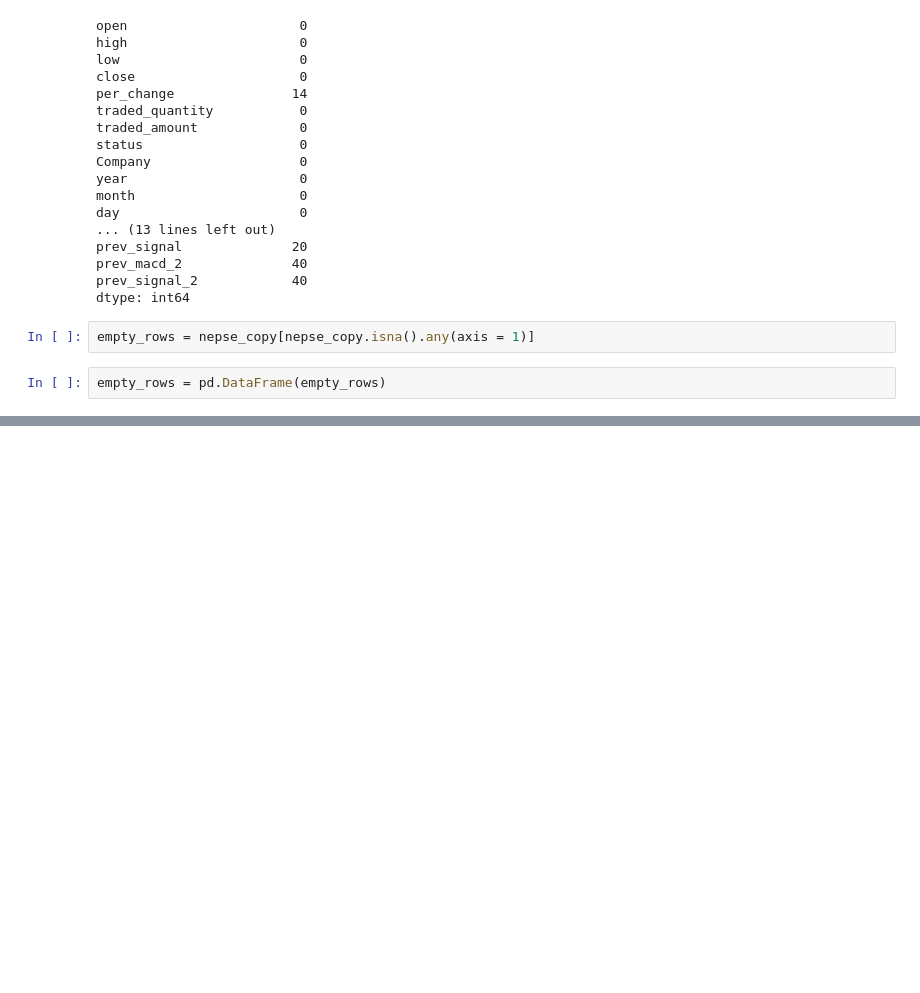
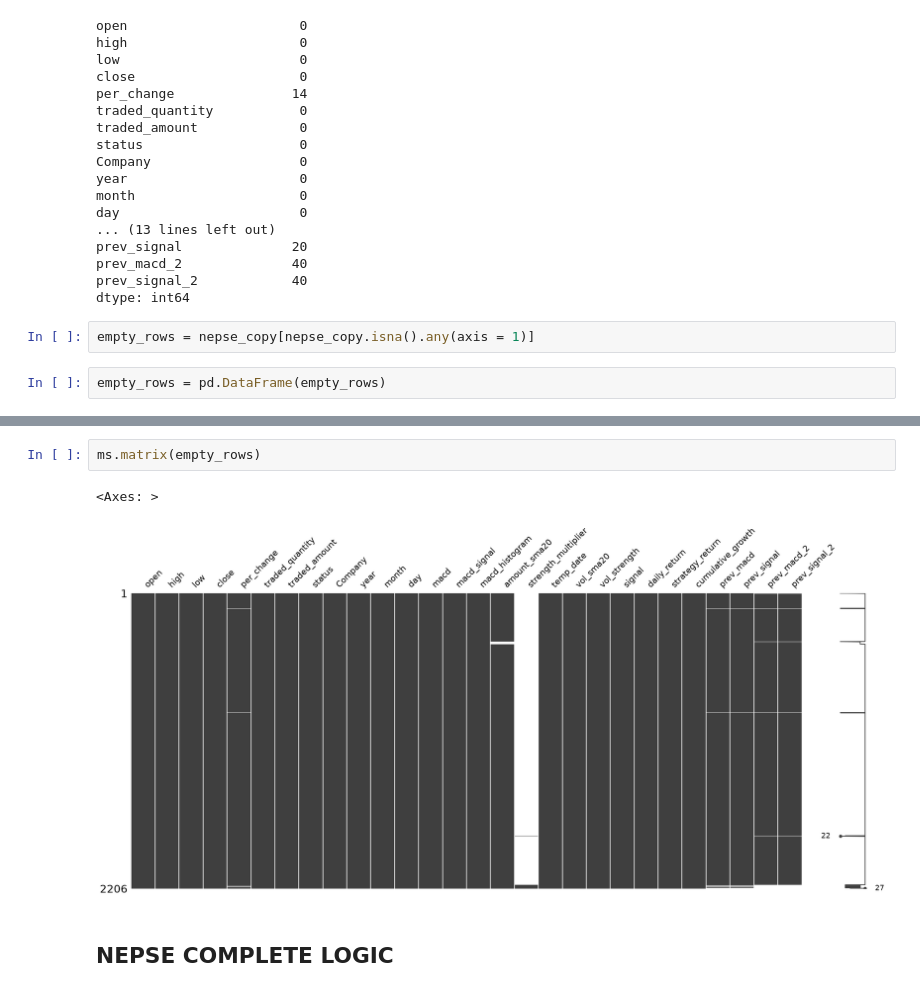
Before and after one commit to AnujThakur-ai/stoke-price, a Jupyter notebook: stoke_price-NEPSE.ipynb, the cells around one changed output, grey strips where cells are left out. Drawn from its saved outputs; the diff is of its cells as text; blank space fills up the shorter version.

```diff
--- a/stoke_price-NEPSE.ipynb
+++ b/stoke_price-NEPSE.ipynb
@@ -1538,0 +2411,7 @@ empty_rows = pd.DataFrame(empty_rows)
+# %%
+ms.matrix(empty_rows)
+# %% [output]
+<Axes: >
+[figure, added]
+# %% [markdown]
+## NEPSE COMPLETE LOGIC
```
Also changed, not shown: parts of 6 cells of this notebook, 5 other files.
